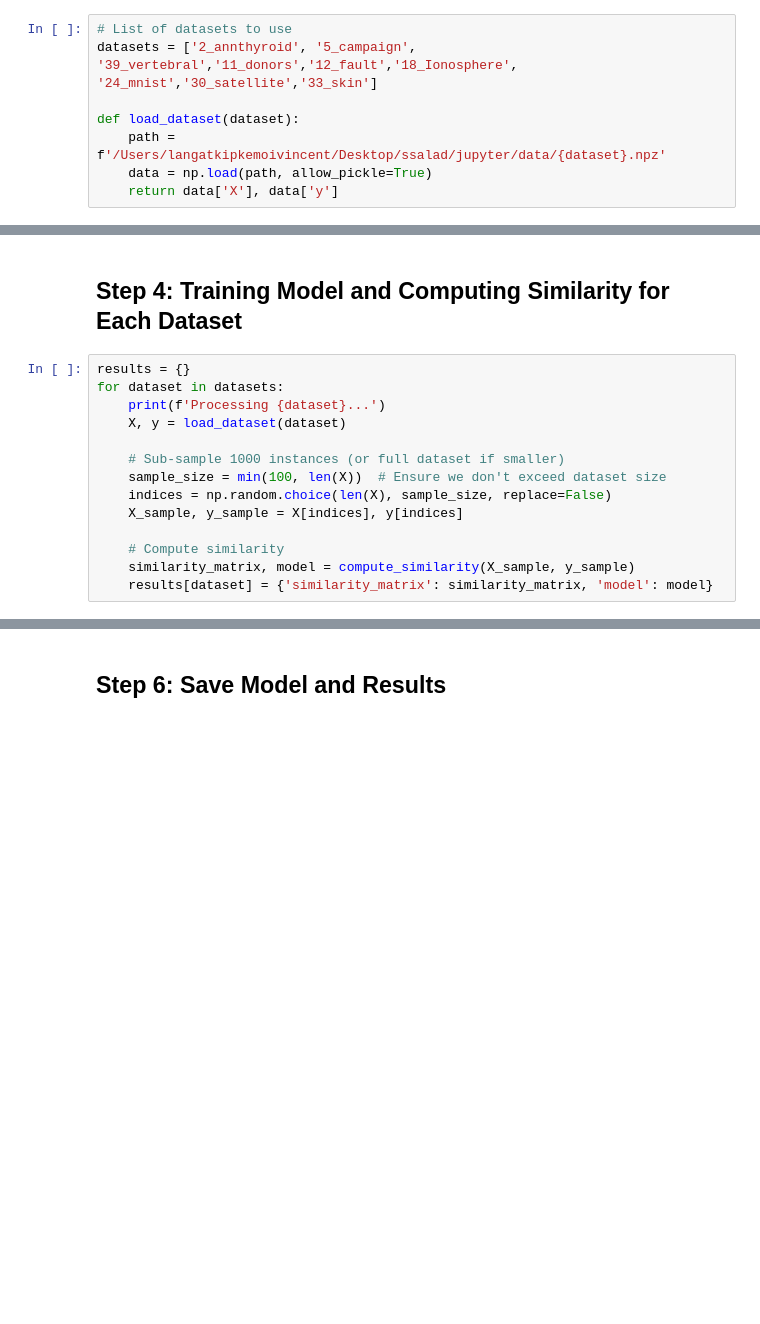
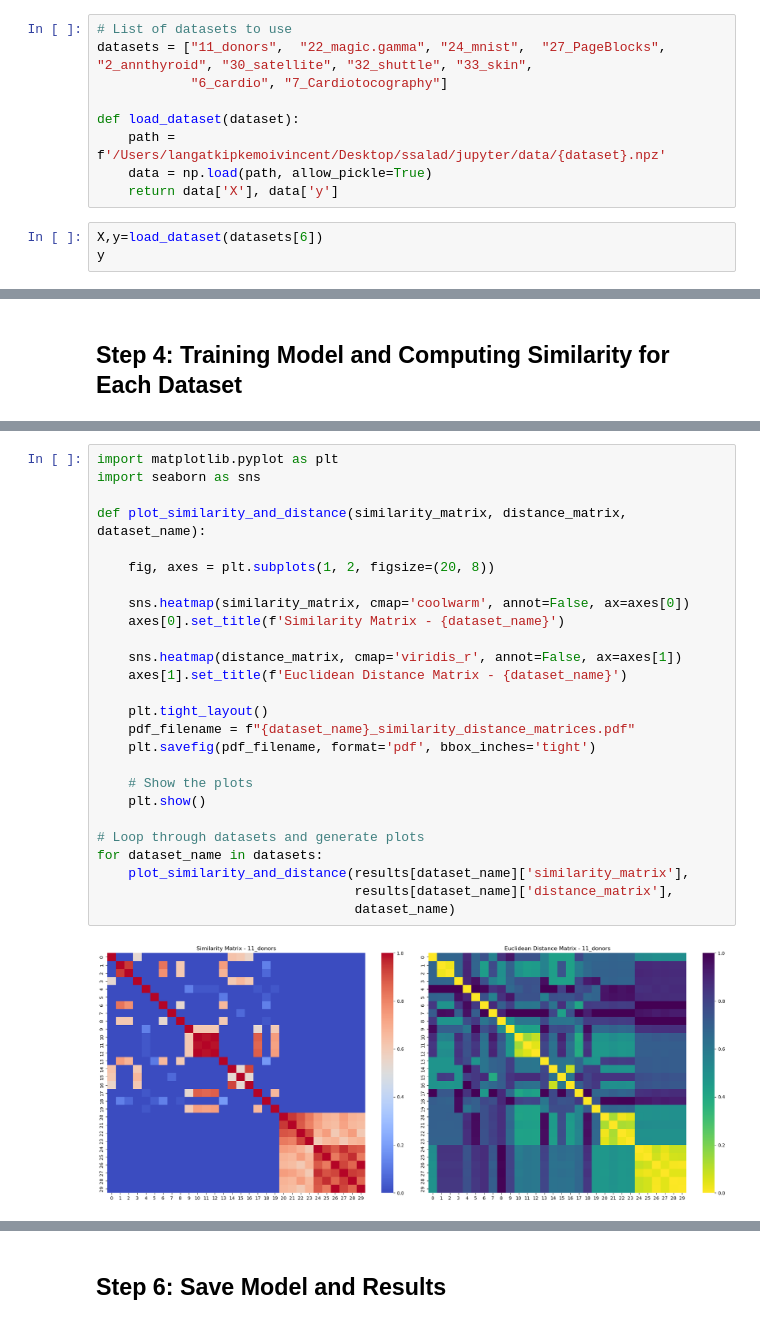
Before and after one commit to Vinylango25/Active-Semi-Supervised-Learning-SSALAD-Project-, a Jupyter notebook: Proximity_learning_with_CatBoost.ipynb, the cells around one changed output, grey strips where cells are left out. Cells and saved outputs as stored; diff of their text form; blank space fills up the shorter version.

```diff
--- a/Proximity_learning_with_CatBoost.ipynb
+++ b/Proximity_learning_with_CatBoost.ipynb
@@ -58,8 +63,12 @@ from sklearn.metrics import mean_squared_error, roc_auc_score
 # %%
 # List of datasets to use
-datasets = ['2_annthyroid', '5_campaign', '39_vertebral','11_donors','12_fault','18_Ionosphere', '24_mnist','30_satellite','33_skin']
+datasets = ["11_donors",  "22_magic.gamma", "24_mnist",  "27_PageBlocks", "2_annthyroid", "30_satellite", "32_shuttle", "33_skin",
+            "6_cardio", "7_Cardiotocography"]
 
 def load_dataset(dataset):
     path = f'/Users/langatkipkemoivincent/Desktop/ssalad/jupyter/data/{dataset}.npz'
     data = np.load(path, allow_pickle=True)
     return data['X'], data['y']
+# %%
+X,y=load_dataset(datasets[6])
+y
@@ -149,16 +268,2 @@ def compute_similarity(X, y, active_learning_fraction=0.2, query_strategy='clust
 # %% [markdown]
 ## Step 4: Training Model and Computing Similarity for Each Dataset
-# %%
-results = {}
-for dataset in datasets:
-    print(f'Processing {dataset}...')
-    X, y = load_dataset(dataset)
-
-    # Sub-sample 1000 instances (or full dataset if smaller)
-    sample_size = min(100, len(X))  # Ensure we don't exceed dataset size
-    indices = np.random.choice(len(X), sample_size, replace=False)
-    X_sample, y_sample = X[indices], y[indices]
-
-    # Compute similarity
-    similarity_matrix, model = compute_similarity(X_sample, y_sample)
-    results[dataset] = {'similarity_matrix': similarity_matrix, 'model': model}
@@ -198,0 +318,28 @@ for i in datasets:
+# %%
+import matplotlib.pyplot as plt
+import seaborn as sns
+
+def plot_similarity_and_distance(similarity_matrix, distance_matrix, dataset_name):
+
+    fig, axes = plt.subplots(1, 2, figsize=(20, 8))
+
+    sns.heatmap(similarity_matrix, cmap='coolwarm', annot=False, ax=axes[0])
+    axes[0].set_title(f'Similarity Matrix - {dataset_name}')
+
+    sns.heatmap(distance_matrix, cmap='viridis_r', annot=False, ax=axes[1])
+    axes[1].set_title(f'Euclidean Distance Matrix - {dataset_name}')
+
+    plt.tight_layout()
+    pdf_filename = f"{dataset_name}_similarity_distance_matrices.pdf"
+    plt.savefig(pdf_filename, format='pdf', bbox_inches='tight')
+
+    # Show the plots
+    plt.show()
+
+# Loop through datasets and generate plots
+for dataset_name in datasets:
+    plot_similarity_and_distance(results[dataset_name]['similarity_matrix'],
+                                 results[dataset_name]['distance_matrix'],
+                                 dataset_name)
+# %% [output]
+[figure, added]
```
Also changed, not shown: parts of 17 cells of this notebook.
